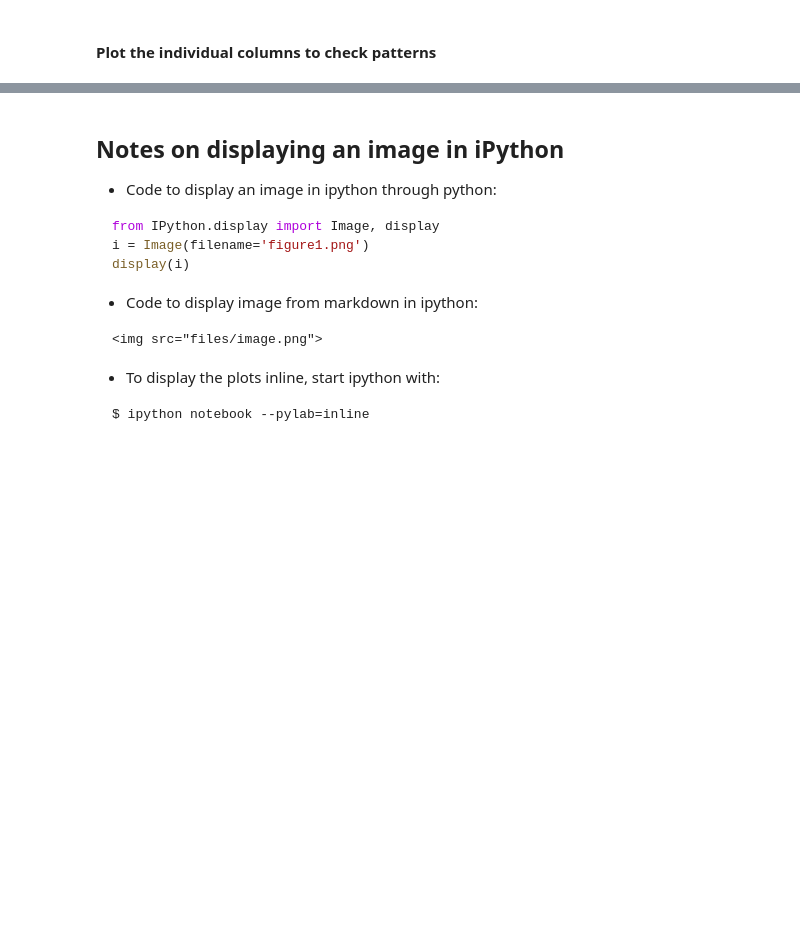
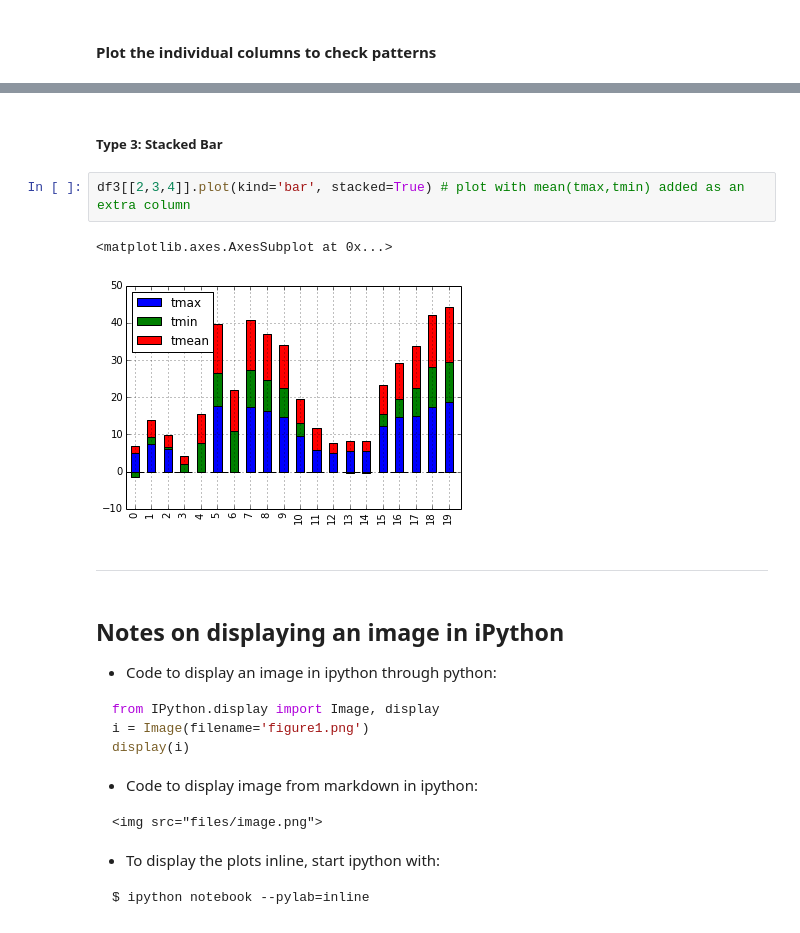
Before and after one commit to Devang-25/codeRiddles, a Jupyter notebook: hacker_rank/expansion-challenge/temperature_prediction_sample.ipynb, the cells around one changed output, grey strips where cells are left out. Cells and saved outputs as stored; diff of their text form; blank space fills up the shorter version.

```diff
--- a/hacker_rank/expansion-challenge/temperature_prediction_sample.ipynb
+++ b/hacker_rank/expansion-challenge/temperature_prediction_sample.ipynb
@@ -203,3 +270,12 @@ c.plot()
+# %% [markdown]
+##### Type 3: Stacked Bar
+# %%
+df3[[2,3,4]].plot(kind='bar', stacked=True) # plot with mean(tmax,tmin) added as an extra column
+# %% [output]
+<matplotlib.axes.AxesSubplot at 0x...>
+[figure, added]
+# %% [markdown]
+***
 # %% [markdown]
 ## Notes on displaying an image in iPython
 
```
Also changed, not shown: parts of 16 cells of this notebook.
